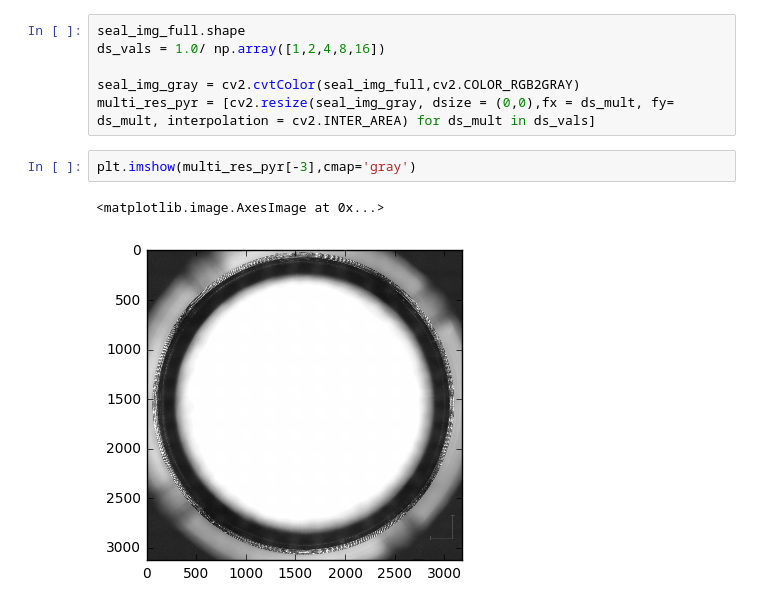
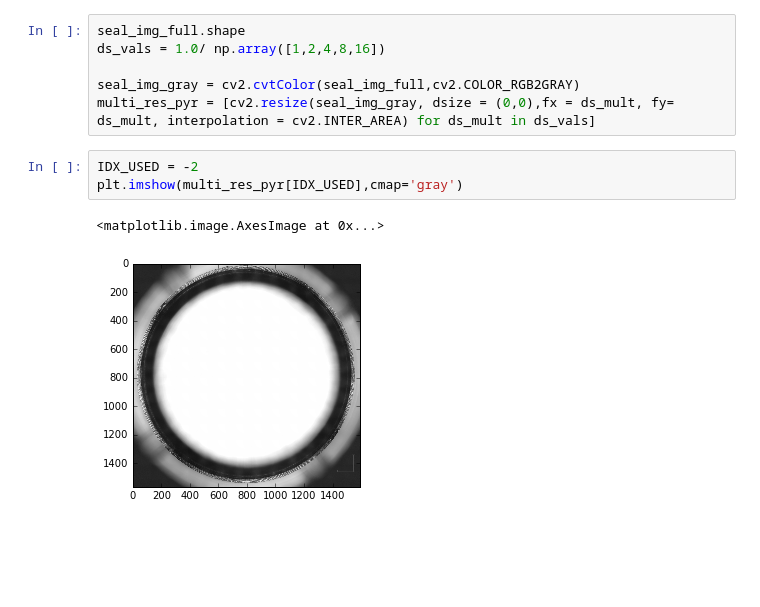
Before and after one commit to jpapon/seal_cup, a Jupyter notebook: seal_cup_testing.ipynb, the cells around one changed output. Drawn from its saved outputs; the diff is of its cells as text; blank space fills up the shorter version.

```diff
--- a/seal_cup_testing.ipynb
+++ b/seal_cup_testing.ipynb
@@ -13,7 +20,8 @@ ds_vals = 1.0/ np.array([1,2,4,8,16])
 seal_img_gray = cv2.cvtColor(seal_img_full,cv2.COLOR_RGB2GRAY)
 multi_res_pyr = [cv2.resize(seal_img_gray, dsize = (0,0),fx = ds_mult, fy= ds_mult, interpolation = cv2.INTER_AREA) for ds_mult in ds_vals]
 # %%
-plt.imshow(multi_res_pyr[-3],cmap='gray')
+IDX_USED = -2
+plt.imshow(multi_res_pyr[IDX_USED],cmap='gray')
 # %% [output]
 <matplotlib.image.AxesImage at 0x...>
-[figure, old version]
+[figure, new version]
```
Also changed, not shown: parts of 17 cells of this notebook.
